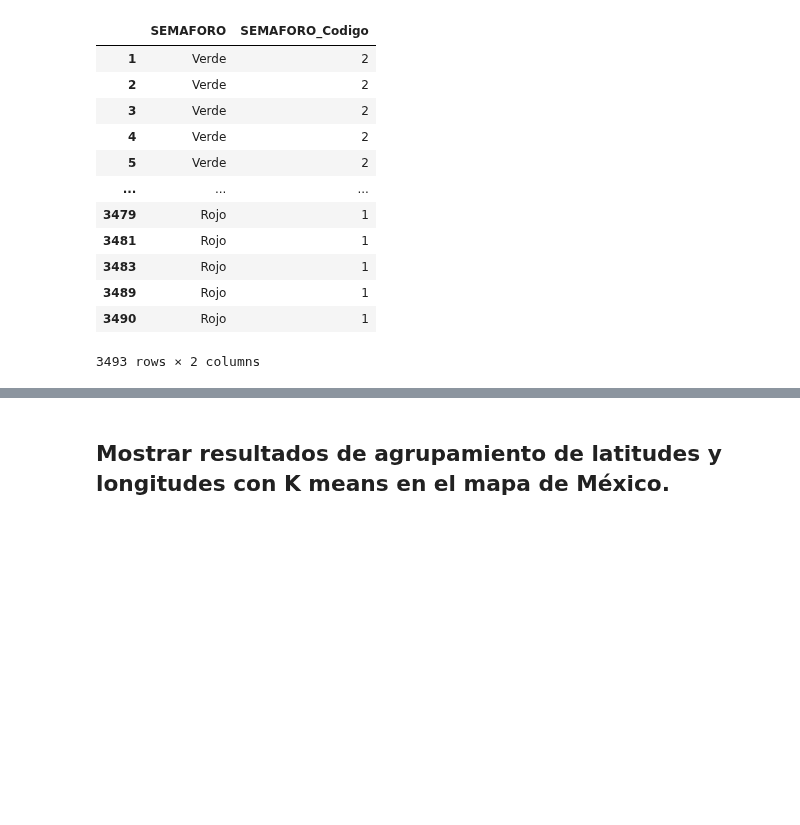
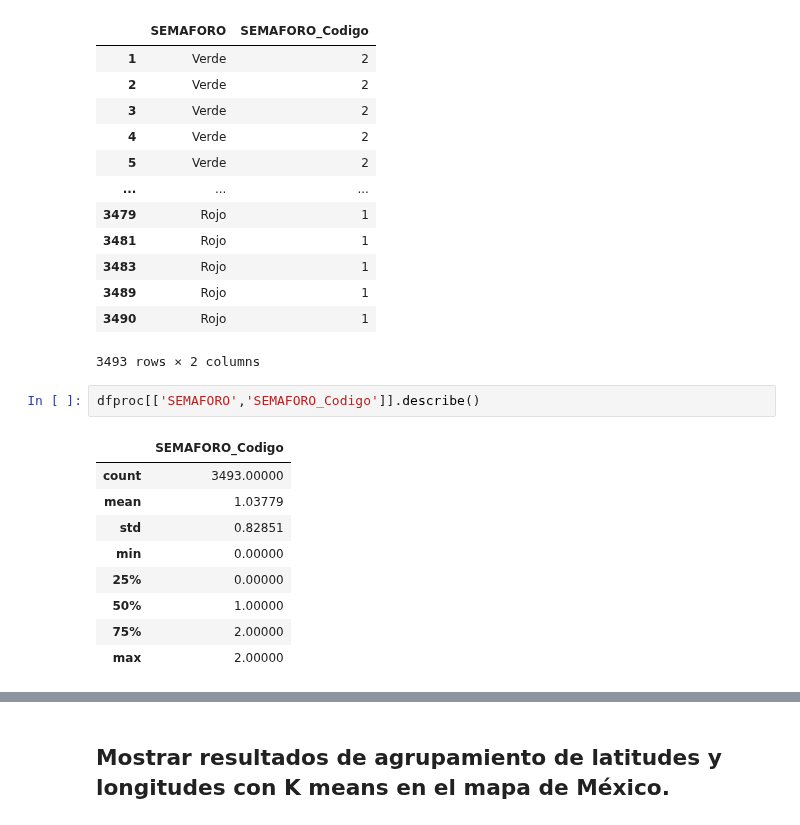
Before and after one commit to PosgradoMNA/actividades-del-projecto-cad_kbcm_jfl, a Jupyter notebook: Reto_entrega_1.ipynb, the cells around one changed output, grey strips where cells are left out. Saved outputs shown, nothing was run; the diff lists cells and outputs as text; blank space fills up the shorter version.

```diff
--- a/Reto_entrega_1.ipynb
+++ b/Reto_entrega_1.ipynb
@@ -859,3 +860,15 @@ dfproc[['SEMAFORO','SEMAFORO_Codigo']]
 | 3489 | Rojo | 1 |
 | 3490 | Rojo | 1 |
 3493 rows × 2 columns
+# %%
+dfproc[['SEMAFORO','SEMAFORO_Codigo']].describe()
+# %% [output]
+|  | SEMAFORO_Codigo |
+| count | 3493.00000 |
+| mean | 1.03779 |
+| std | 0.82851 |
+| min | 0.00000 |
+| 25% | 0.00000 |
+| 50% | 1.00000 |
+| 75% | 2.00000 |
+| max | 2.00000 |
```
Also changed, not shown: parts of 11 cells of this notebook.
